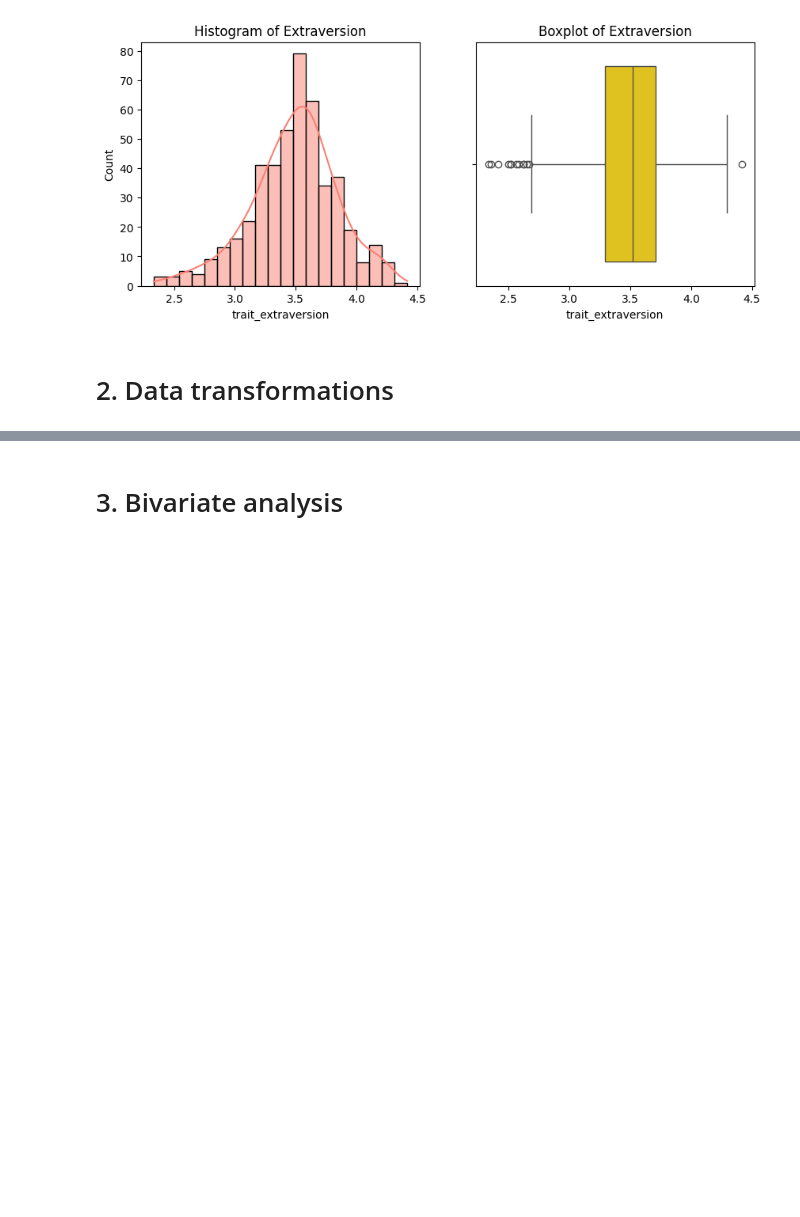
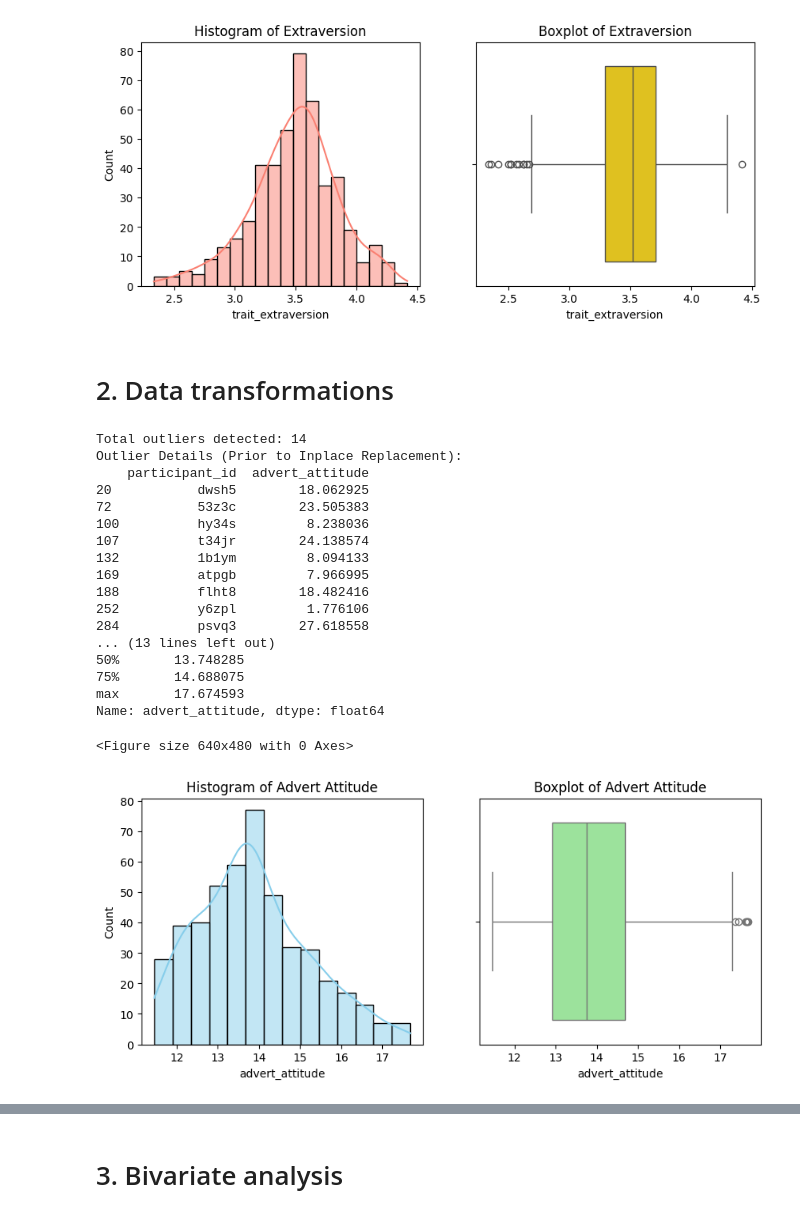
Before and after one commit to cca-cce/osm-comm, a Jupyter notebook: jnb/skoc62_labs.ipynb, the cells around one changed output, grey strips where cells are left out. Drawn from its saved outputs; the diff is of its cells as text; code cells hidden in the pictures; blank space fills up the shorter version.

```diff
--- a/jnb/skoc62_labs.ipynb
+++ b/jnb/skoc62_labs.ipynb
@@ -180,0 +175,69 @@ Name: trait_extraversion, dtype: float64
+# %%
+# code cell 2.1, keep this comment, edit content but do not add more code cells
+import pandas as pd
+import matplotlib.pyplot as plt
+import seaborn as sns
+
+# 1. Calculate IQR and boundaries
+# IQR is used to define the range of "normal" values
+Q1 = df['advert_attitude'].quantile(0.25)
+Q3 = df['advert_attitude'].quantile(0.75)
+IQR = Q3 - Q1
+
+lower_bound = Q1 - 1.5 * IQR
+upper_bound = Q3 + 1.5 * IQR
+
+# 2. Identify outliers
+# Boolean mask for values outside the [lower_bound, upper_bound] range
+outlier_mask = (df['advert_attitude'] < lower_bound) | (df['advert_attitude'] > upper_bound)
+
+# --- Print row number and participant_id for outliers before replacement ---
+print(f"Total outliers detected: {outlier_mask.sum()}")
+if outlier_mask.any():
+    print("Outlier Details (Prior to Inplace Replacement):")
+    # Displays the row index and participant_id for identification
+    print(df.loc[outlier_mask, ['participant_id', 'advert_attitude']])
+else:
+    print("No outliers found.")
+# ---------------------------------------------------------------------------
+
+# 3. Replace outliers with the median value INPLACE
+# This modifies the original 'advert_attitude' column directly
+median_val = df['advert_attitude'].median()
+df.loc[outlier_mask, 'advert_attitude'] = median_val
+
+print(f"\nOutliers replaced with median value: {median_val:.4f}")
+
+# 4. Visualize the updated original variable with a boxplot
+# Descriptive Statistics
+print("Descriptive Statistics for Advert Attitude:")
+print(df['advert_attitude'].describe())
+
+# Visualization: Histogram and Boxplot
+plt.clf()
+fig, axes = plt.subplots(1, 2, figsize=(10, 4))
+sns.histplot(df['advert_attitude'].dropna(), kde=True, ax=axes[0], color='skyblue')
+axes[0].set_title('Histogram of Advert Attitude')
+sns.boxplot(x=df['advert_attitude'].dropna(), ax=axes[1], color='lightgreen')
+axes[1].set_title('Boxplot of Advert Attitude')
+plt.savefig('advert_attitude_analysis_normalized.png')
+# %% [output]
+Total outliers detected: 14
+Outlier Details (Prior to Inplace Replacement):
+    participant_id  advert_attitude
+20           dwsh5        18.062925
+72           53z3c        23.505383
+100          hy34s         8.238036
+107          t34jr        24.138574
+132          1b1ym         8.094133
+169          atpgb         7.966995
+188          flht8        18.482416
+252          y6zpl         1.776106
+284          psvq3        27.618558
+... (13 lines left out)
+50%       13.748285
+75%       14.688075
+max       17.674593
+Name: advert_attitude, dtype: float64
+<Figure size 640x480 with 0 Axes>
+[figure, added]
```
Also changed, not shown: parts of 5 cells of this notebook.
